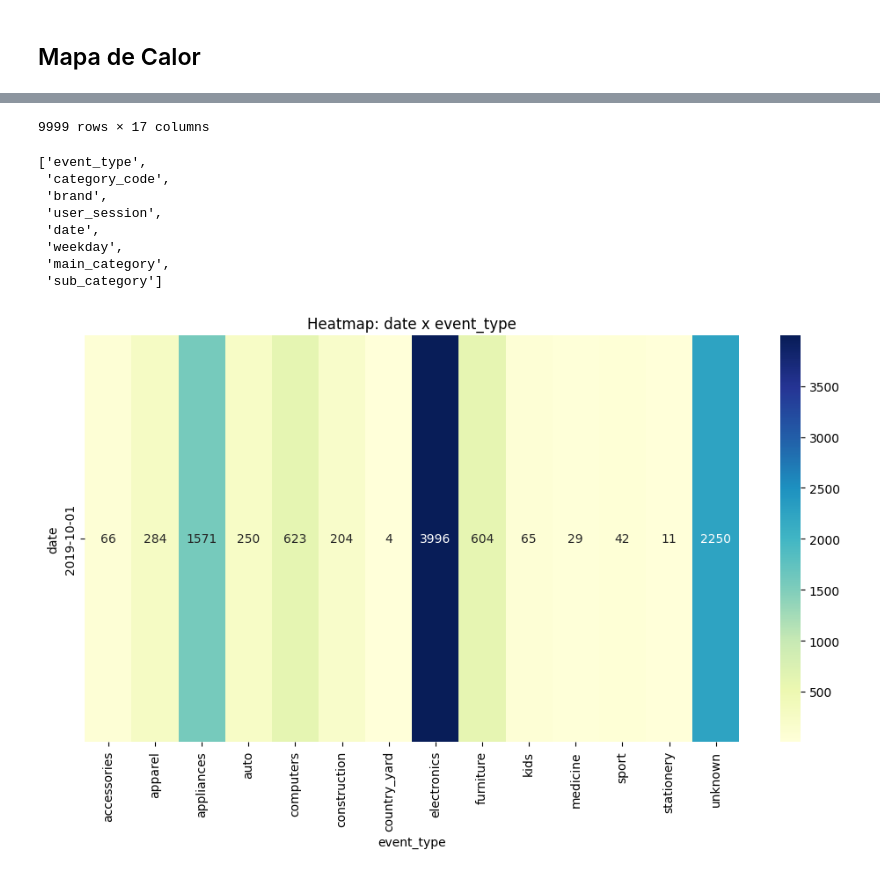
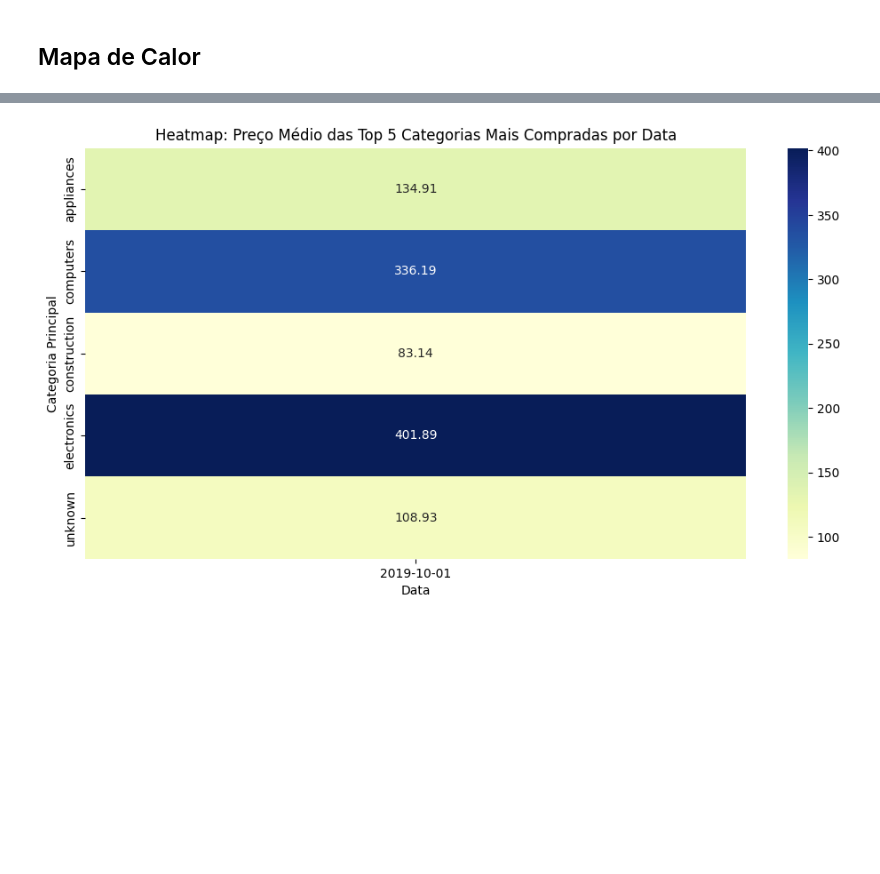
Before and after one commit to Grupo-61/techchallenge03, a Jupyter notebook: Tech Challenge 3-RevWalmir.ipynb, the cells around one changed output, grey strips where cells are left out. Cells and saved outputs as stored; diff of their text form; code cells hidden in the pictures; blank space fills up the shorter version.

```diff
--- a/Tech Challenge 3-RevWalmir.ipynb
+++ b/Tech Challenge 3-RevWalmir.ipynb
@@ -657,3 +679,15 @@ plt.show()
 # %%
-df
+# Heatmap Data - Pivot table: main_category x date → número de compras
+heatmap_data4 = heatmap_data.pivot_table(
+    index='main_category',
+    columns='date',
+    values='price',  # para preço médio, ou 'user_id' para contar compras
+    aggfunc='mean'   # 'count' se quiser contagem de compras
+)
+plt.figure(figsize=(12,6))
+sns.heatmap(heatmap_data4, annot=True, fmt=".2f", cmap="YlGnBu")
+plt.title("Heatmap: Preço Médio das Top 5 Categorias Mais Compradas por Data")
+plt.xlabel("Data")
+plt.ylabel("Categoria Principal")
+plt.show()
 # %% [output]
@@ -672,27 +694 @@ df
-9999 rows × 17 columns
+[figure, added]
-# %%
-categorical_cols = df.select_dtypes(include=['object']).columns.tolist()
-categorical_cols
-# %% [output]
-['event_type',
- 'category_code',
- 'brand',
- 'user_session',
- 'date',
- 'weekday',
- 'main_category',
- 'sub_category']
-# %%
-categorical_cols2 = ['event_type','category_code','brand','date','main_category']
-
-# Heatmap: date x event_type
-col1='date'
-col2='event_type'
-plt.figure(figsize=(12,6))
-sns.heatmap(data, annot=True, fmt="d", cmap="YlGnBu")
-plt.title(f"Heatmap: {col1} x {col2}")
-plt.xlabel(col2)
-plt.ylabel(col1)
-plt.show()
-# %% [output]
-[figure, removed]
```
Also changed, not shown: parts of 47 cells of this notebook, 1 other file.
